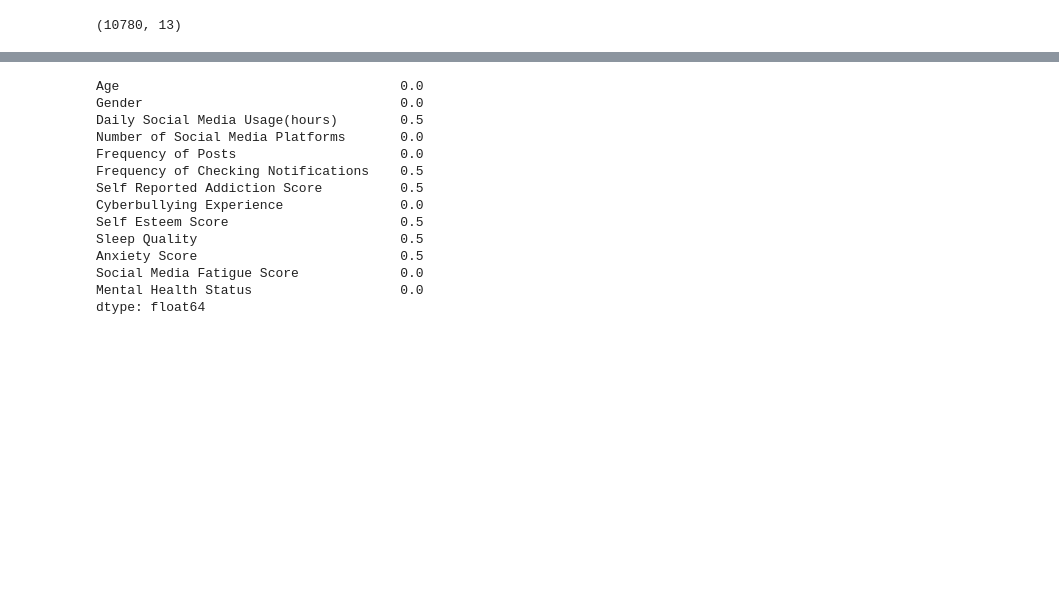
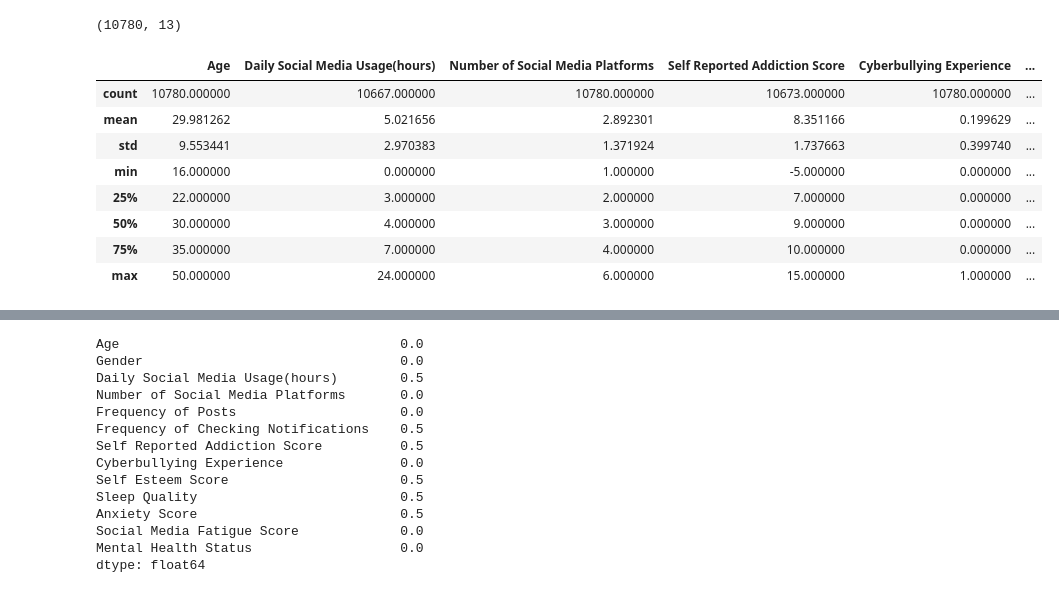
Before and after one commit to Diogonogueirasantos/Influencia-gerada-por-Redes-sociais, a Jupyter notebook: analise_exploratoria.ipynb, the cells around one changed output, grey strips where cells are left out. Cells and saved outputs as stored; diff of their text form; code cells hidden in the pictures; blank space fills up the shorter version.

```diff
--- a/analise_exploratoria.ipynb
+++ b/analise_exploratoria.ipynb
@@ -9,3 +9,15 @@ df = pd.read_csv('Dataset e analogos/dataset.csv')
 df.shape
 # %% [output]
 (10780, 13)
+# %%
+df.describe()
+# %% [output]
+|  | Age | Daily Social Media Usage(hours) | Number of Social Media Platforms | Self Reported Addiction Score | Cyberbullying Experience | ... |
+| count | 10780.000000 | 10667.000000 | 10780.000000 | 10673.000000 | 10780.000000 | ... |
+| mean | 29.981262 | 5.021656 | 2.892301 | 8.351166 | 0.199629 | ... |
+| std | 9.553441 | 2.970383 | 1.371924 | 1.737663 | 0.399740 | ... |
+| min | 16.000000 | 0.000000 | 1.000000 | -5.000000 | 0.000000 | ... |
+| 25% | 22.000000 | 3.000000 | 2.000000 | 7.000000 | 0.000000 | ... |
+| 50% | 30.000000 | 4.000000 | 3.000000 | 9.000000 | 0.000000 | ... |
+| 75% | 35.000000 | 7.000000 | 4.000000 | 10.000000 | 0.000000 | ... |
+| max | 50.000000 | 24.000000 | 6.000000 | 15.000000 | 1.000000 | ... |
```
Also changed, not shown: parts of 6 cells of this notebook, 4 other files.
